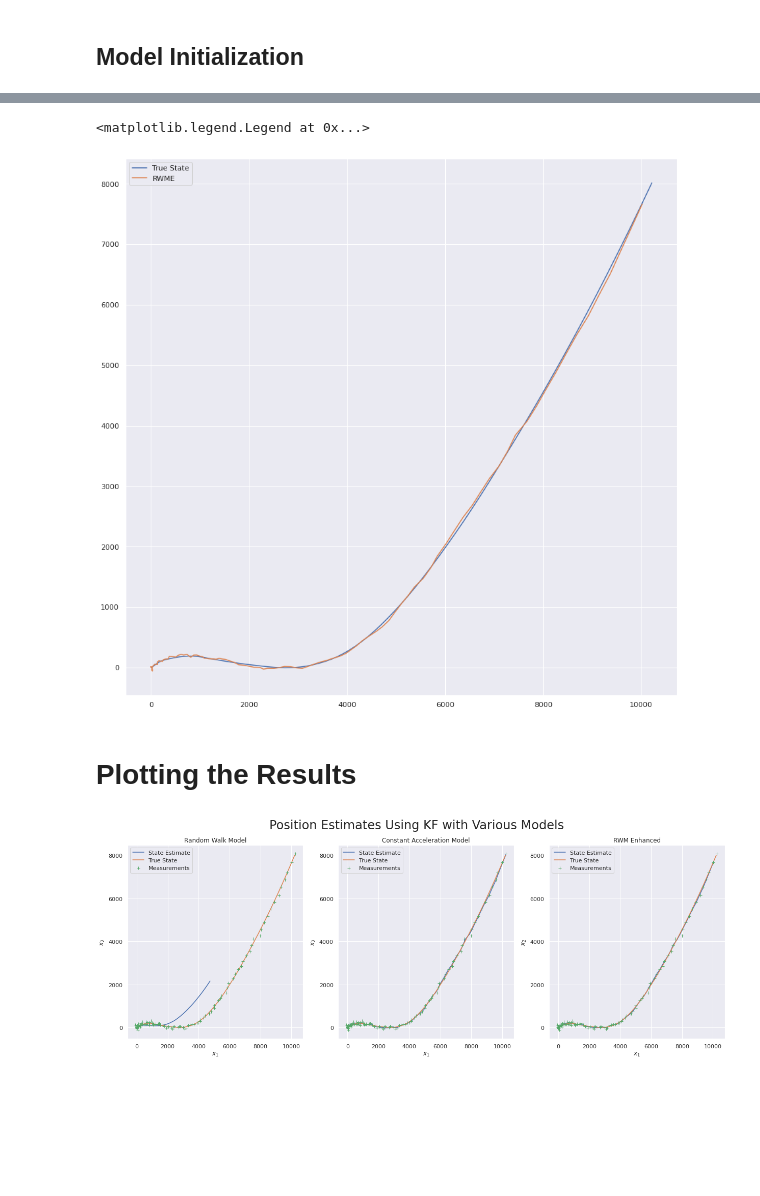
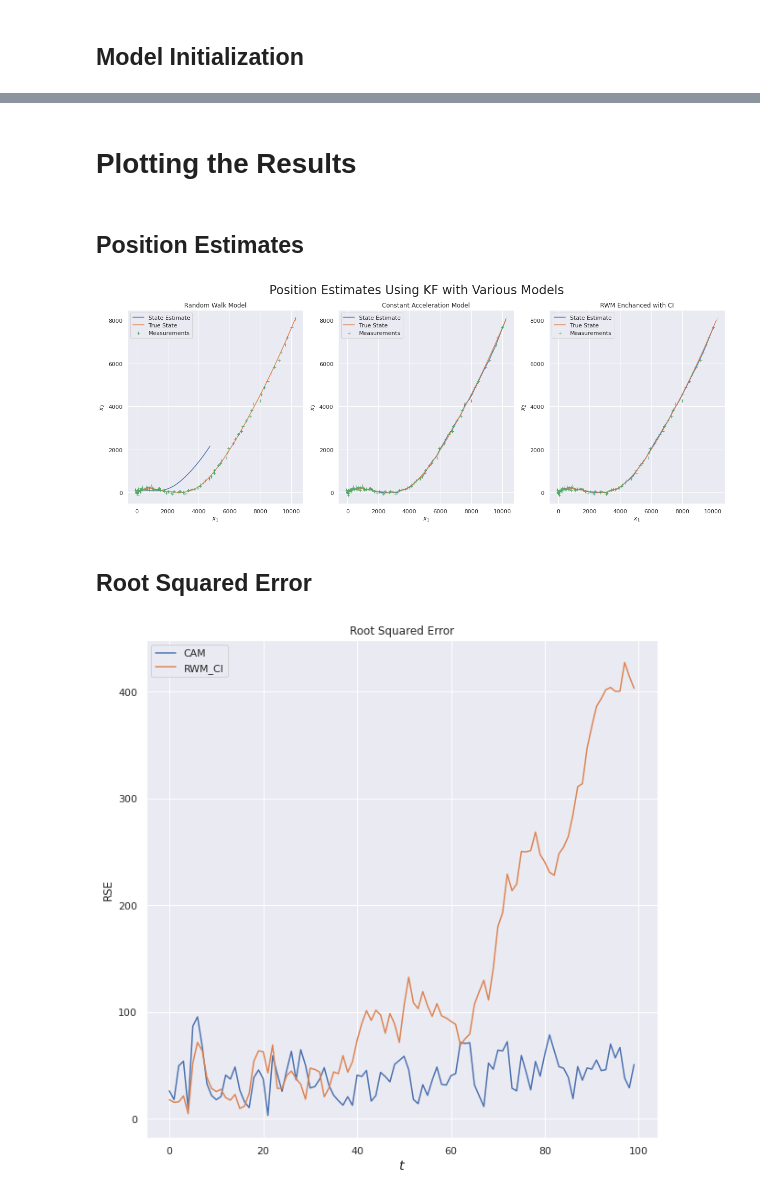
Before and after one commit to maiquang/maithanh-thesis-src, a Jupyter notebook: maithanh_kf2.ipynb, the cells around one changed output, grey strips where cells are left out. Cells and saved outputs as stored; diff of their text form; code cells hidden in the pictures; blank space fills up the shorter version.

```diff
--- a/maithanh_kf2.ipynb
+++ b/maithanh_kf2.ipynb
@@ -309,13 +256,7 @@ plt.legend()
-# %%
-plt.figure(figsize=(15, 15))
-plt.plot(log_cam[:, 0], log_cam[:, 1], label="CAM")
-plt.plot(log_coop[:, 0], log_coop[:, 1], label="RWME")
-plt.legend()
-# %% [output]
-<matplotlib.legend.Legend at 0x...>
-[figure, removed]
 # %% [markdown]
 # Plotting the  Results
+# %% [markdown]
+## Position Estimates
 # %%
 plt.figure(figsize=(21, 7))
 plt.suptitle("Position Estimates Using KF with Various Models", fontsize=24)
@@ -339,14 +280,31 @@ plt.ylabel("$x_2$")
 plt.legend()
 
 plt.subplot(1, 3, 3)
-plt.plot(log_coop[:, 0], log_coop[:, 1], label="State Estimate")
+plt.plot(log_ci[:, 0], log_ci[:, 1], label="State Estimate")
 plt.plot(traj.X[0, :], traj.X[1, :], label="True State")
 plt.plot(traj.Y[0, :], traj.Y[1, :], '+', label="Measurements")
-plt.title("RWM Enhanced")
+plt.title("RWM Enchanced with CI")
 plt.xlabel("$x_1$")
 plt.ylabel("$x_2$")
 plt.legend()
 
 plt.show()
 # %% [output]
-[figure, old version]
+[figure, new version]
+# %% [markdown]
+## Root Squared Error
+# %%
+cam_rse = np.linalg.norm(traj.X[0:2] - log_cam[:, 0:2].T, axis=0)
+ci_rse = np.linalg.norm(traj.X[0:2] - log_ci[:, 0:2].T, axis=0)
+# %%
+plt.figure(figsize=(10, 10))
+plt.title("Root Squared Error")
+plt.plot(cam_rse, label="CAM")
+plt.plot(ci_rse, label="RWM_CI")
+plt.xlabel("$t$", fontsize="large")
+plt.ylabel("RSE")
+plt.legend()
+
+plt.show()
+# %% [output]
+[figure, added]
```
Also changed, not shown: parts of 11 cells of this notebook.
